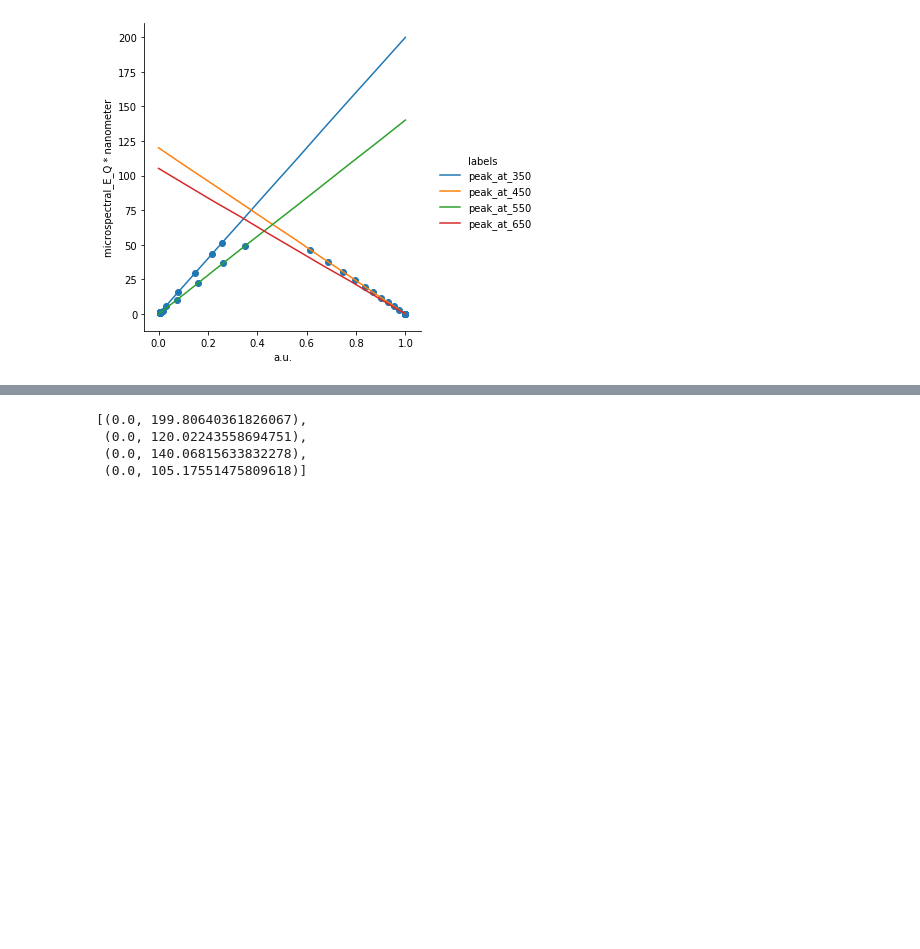
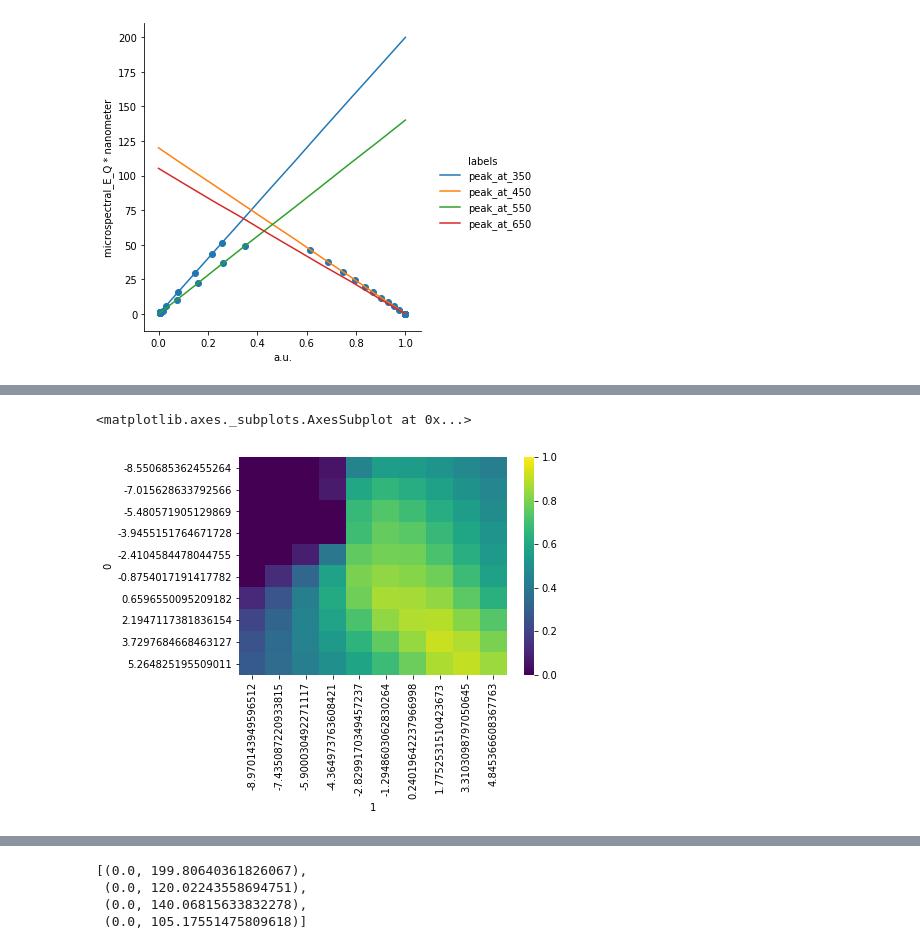
Before and after one commit to neuralsignal/dreye, a Jupyter notebook: messy_notebooks/rebase_Tests.ipynb, the cells around one changed output, grey strips where cells are left out. Cells and saved outputs as stored; diff of their text form; code cells hidden in the pictures; blank space fills up the shorter version.

```diff
--- a/messy_notebooks/rebase_Tests.ipynb
+++ b/messy_notebooks/rebase_Tests.ipynb
@@ -722,0 +729,6 @@ plt.scatter(o4, efit.fitted_intensities_)
+# %%
+bound_excite = prs.excitation(
+    illuminant=bound_ill,
+    background=background,
+    return_units=False
+)  # wavelengths = wavelengths
@@ -722,0 +740,3 @@ plt.scatter(o4, efit.fitted_intensities_)
+# %%
+testX = np.array(np.meshgrid(*np.linspace(bound_excite[0], bound_excite[1], steps).T)).T.reshape(-1, prs.pr_number)
+testX.shape
@@ -722,0 +787,5 @@ plt.scatter(o4, efit.fitted_intensities_)
+# %%
+sns.heatmap(results_df.pivot_table('r2', 0, 1), vmin=0, vmax=1, cmap='viridis')
+# %% [output]
+<matplotlib.axes._subplots.AxesSubplot at 0x...>
+[figure, added]
```
Also changed, not shown: parts of 32 cells of this notebook, 6 other files.
